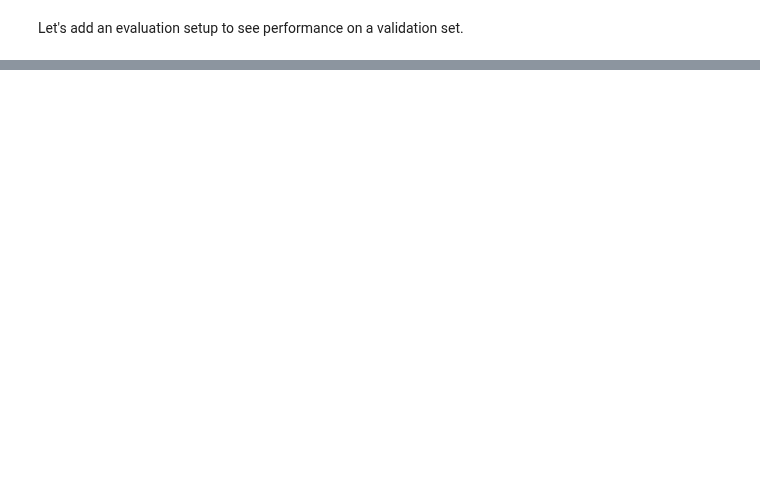
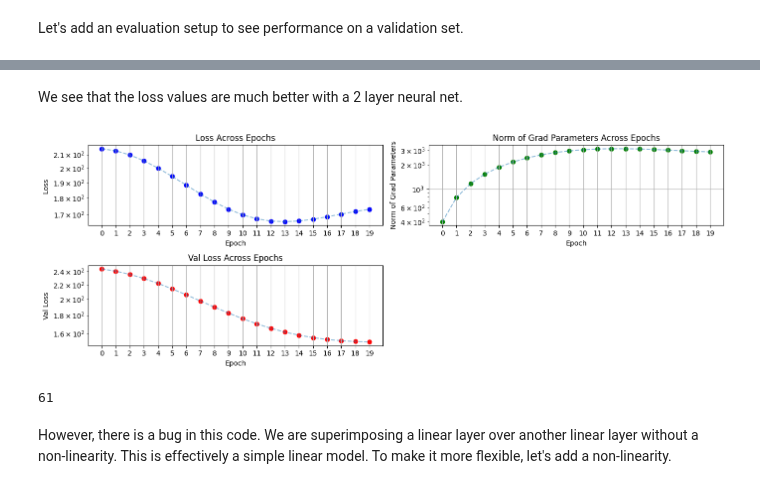
Before and after one commit to binga/relearning-ai, a Jupyter notebook: nbs/002-init_weights.ipynb, the cells around one changed output, grey strips where cells are left out. Saved outputs shown, nothing was run; the diff lists cells and outputs as text; code cells hidden in the pictures; blank space fills up the shorter version.

```diff
--- a/nbs/002-init_weights.ipynb
+++ b/nbs/002-init_weights.ipynb
@@ -236,0 +282,20 @@ AttributeError: 'numpy.ndarray' object has no attribute 'scatter'
+# %%
+g = torch.Generator().manual_seed(42)
+g2 = torch.Generator().manual_seed(2145521414)
+g3 = torch.Generator().manual_seed(4544313143143)
+
+# torch.random.manual_seed(42)
+
+train_X = torch.randn((n_samples, input_dim), generator=g)
+train_y = torch.randn((n_samples, output_dim), generator=g)
+train_y = torch.where(train_y > 0, 1, 0).squeeze()
+
+val_X = torch.randn((n_samples, input_dim), generator=g2)
+val_y = torch.randn((n_samples, output_dim), generator=g2)
+val_y = torch.where(val_y > 0, 1, 0).squeeze()
+
+test_X = torch.randn((n_samples, input_dim), generator=g3)
+test_y = torch.randn((n_samples, output_dim), generator=g3)
+test_y = torch.where(test_y > 0, 1, 0).squeeze()
+
+# print(train_X, train_y)
@@ -236,0 +368,54 @@ AttributeError: 'numpy.ndarray' object has no attribute 'scatter'
+# %% [markdown]
+We see that the loss values are much better with a 2 layer neural net.
+# %%
+import matplotlib.pyplot as plt
+%matplotlib inline
+
+fig, axes = plt.subplots(2, 2, figsize=(14, 5))
+
+epochs = list(range(n_epochs))
+
+# Plot means
+axes[0, 0].scatter(epochs, losses, color='blue')
+axes[0, 0].plot(epochs, losses, linestyle='dashed', alpha=0.5)
+axes[0, 0].set_xlabel('Epoch')
+axes[0, 0].set_ylabel('Loss ')
+axes[0, 0].set_title('Loss Across Epochs')
+axes[0, 0].set_xticks(epochs)
+axes[0, 0].set_yscale('log')
+axes[0, 0].grid(True)
+
+# Plot norms (gradient norms) in axes[0, 1]
+axes[0, 1].scatter(epochs, g_norms, color='green')
+axes[0, 1].plot(epochs, g_norms, linestyle='dashed', alpha=0.5)
+axes[0, 1].set_xlabel('Epoch')
+axes[0, 1].set_ylabel('Norm of Grad Parameters')
+axes[0, 1].set_title('Norm of Grad Parameters Across Epochs')
+axes[0, 1].set_xticks(epochs)
+axes[0, 1].set_yscale('log')
+axes[0, 1].grid(True)
+
+# Plot validation loss in axes[1, 0]
+axes[1, 0].scatter(epochs, val_losses, color='red')
+axes[1, 0].plot(epochs, val_losses, linestyle='dashed', alpha=0.5)
+axes[1, 0].set_xlabel('Epoch')
+axes[1, 0].set_ylabel('Val Loss')
+axes[1, 0].set_title('Val Loss Across Epochs')
+axes[1, 0].set_xticks(epochs)
+axes[1, 0].set_yscale('log')
+axes[1, 0].grid(True)
+
+# Remove the 4th plot (axes[1, 1])
+fig.delaxes(axes[1, 1])
+
+plt.tight_layout()
+plt.show()
+# %% [output]
+[figure, added]
+# %%
+num_params = sum([param.numel() for param in clf.parameters()])
+num_params
+# %% [output]
+61
+# %% [markdown]
+However, there is a bug in this code. We are superimposing a linear layer over another linear layer without a non-linearity. This is effectively a simple linear model. To make it more flexible, let's add a non-linearity.
```
Also changed, not shown: parts of 17 cells of this notebook.
